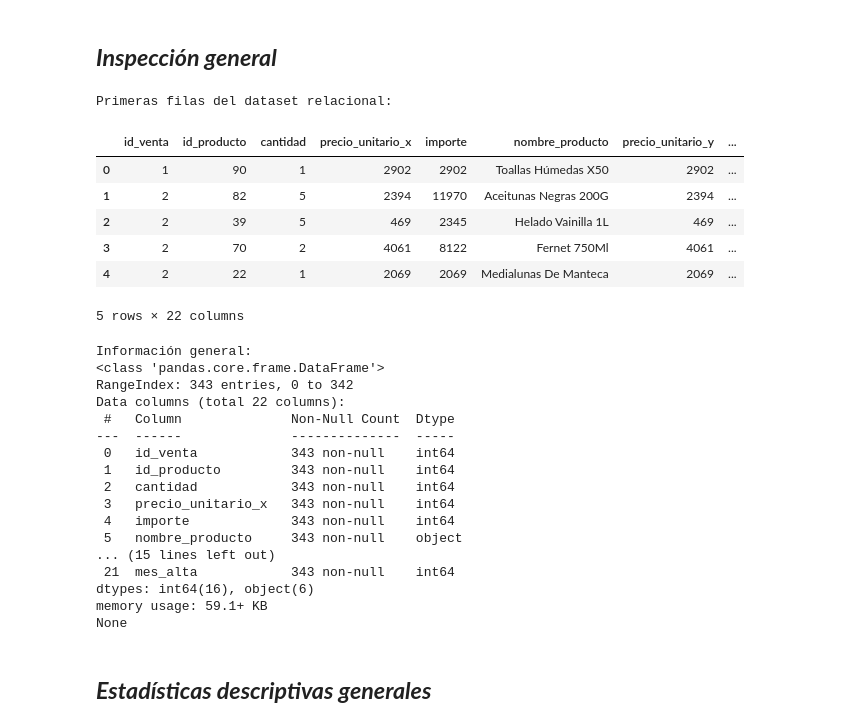
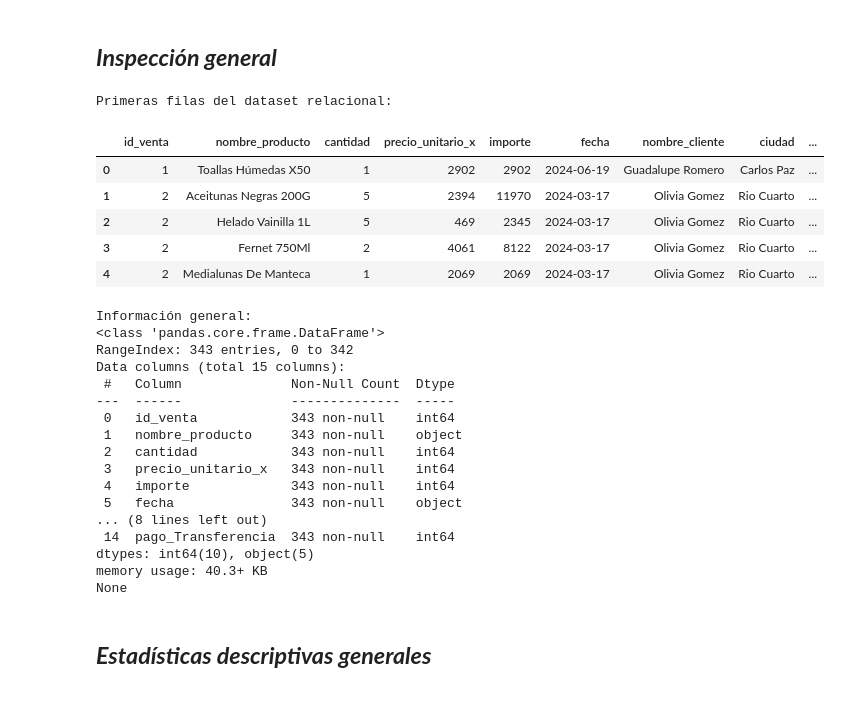
Before and after one commit to YolicLuna/Jos-Yolic-Proyecto_Aurelion, a Jupyter notebook: 2_Analisis_estadistico_descriptivo/Analisis_estadistico_predictivo.ipynb, the cells around one changed output. Drawn from its saved outputs; the diff is of its cells as text; code cells hidden in the pictures.

```diff
--- a/Analisis_estadistico_descriptivo/Analisis_estadistico_predictivo.ipynb
+++ b/2_Analisis_estadistico_descriptivo/Analisis_estadistico_predictivo.ipynb
@@ -48,3 +48,6 @@ print(analisis_relacional.head())
 4  Rio Cuarto  2023-02-18        2
 
 [5 rows x 22 columns]
+# %%
+df = analisis_relacional[['id_venta', 'nombre_producto', 'cantidad', 'precio_unitario_x', 'importe', 'fecha', 'nombre_cliente', 'ciudad', 'fecha_alta', 'cat_Alimentos', 'cat_Limpieza', 'pago_Efectivo', 'pago_Tarjeta', 'pago_Qr', 'pago_Transferencia', 'mes_venta']].copy()
+df
@@ -52,36 +69,35 @@ print(analisis_relacional.head())
 ## ***Inspección general***
 # %%
 print("Primeras filas del dataset relacional:")
-display(analisis_relacional.head())
+display(df.head())
 
 print("\nInformación general:")
-print(analisis_relacional.info())
+print(df.info())
 # %% [output]
 Primeras filas del dataset relacional:
-|  | id_venta | id_producto | cantidad | precio_unitario_x | importe | nombre_producto | precio_unitario_y | ... |
-| 0 | 1 | 90 | 1 | 2902 | 2902 | Toallas Húmedas X50 | 2902 | ... |
-| 1 | 2 | 82 | 5 | 2394 | 11970 | Aceitunas Negras 200G | 2394 | ... |
-| 2 | 2 | 39 | 5 | 469 | 2345 | Helado Vainilla 1L | 469 | ... |
-| 3 | 2 | 70 | 2 | 4061 | 8122 | Fernet 750Ml | 4061 | ... |
-| 4 | 2 | 22 | 1 | 2069 | 2069 | Medialunas De Manteca | 2069 | ... |
+|  | id_venta | nombre_producto | cantidad | precio_unitario_x | importe | fecha | nombre_cliente | ciudad | ... |
+| 0 | 1 | Toallas Húmedas X50 | 1 | 2902 | 2902 | 2024-06-19 | Guadalupe Romero | Carlos Paz | ... |
+| 1 | 2 | Aceitunas Negras 200G | 5 | 2394 | 11970 | 2024-03-17 | Olivia Gomez | Rio Cuarto | ... |
+| 2 | 2 | Helado Vainilla 1L | 5 | 469 | 2345 | 2024-03-17 | Olivia Gomez | Rio Cuarto | ... |
+| 3 | 2 | Fernet 750Ml | 2 | 4061 | 8122 | 2024-03-17 | Olivia Gomez | Rio Cuarto | ... |
+| 4 | 2 | Medialunas De Manteca | 1 | 2069 | 2069 | 2024-03-17 | Olivia Gomez | Rio Cuarto | ... |
-5 rows × 22 columns
+Información general:
+<class 'pandas.core.frame.DataFrame'>
+RangeIndex: 343 entries, 0 to 342
+Data columns (total 15 columns):
+ #   Column              Non-Null Count  Dtype
+---  ------              --------------  -----
+ 0   id_venta            343 non-null    int64
+ 1   nombre_producto     343 non-null    object
+ 2   cantidad            343 non-null    int64
+ 3   precio_unitario_x   343 non-null    int64
+ 4   importe             343 non-null    int64
+ 5   fecha               343 non-null    object
+... (8 lines left out)
+ 14  pago_Transferencia  343 non-null    int64
+dtypes: int64(10), object(5)
+memory usage: 40.3+ KB
+None
-Información general:
-<class 'pandas.core.frame.DataFrame'>
-RangeIndex: 343 entries, 0 to 342
-Data columns (total 22 columns):
- #   Column              Non-Null Count  Dtype
----  ------              --------------  -----
- 0   id_venta            343 non-null    int64
- 1   id_producto         343 non-null    int64
- 2   cantidad            343 non-null    int64
- 3   precio_unitario_x   343 non-null    int64
- 4   importe             343 non-null    int64
- 5   nombre_producto     343 non-null    object
-... (15 lines left out)
- 21  mes_alta            343 non-null    int64
-dtypes: int64(16), object(6)
-memory usage: 59.1+ KB
-None
 # %% [markdown]
 ## ***Estadísticas descriptivas generales***
 # %%
```
Also changed, not shown: parts of 12 cells of this notebook, 34 other files.
